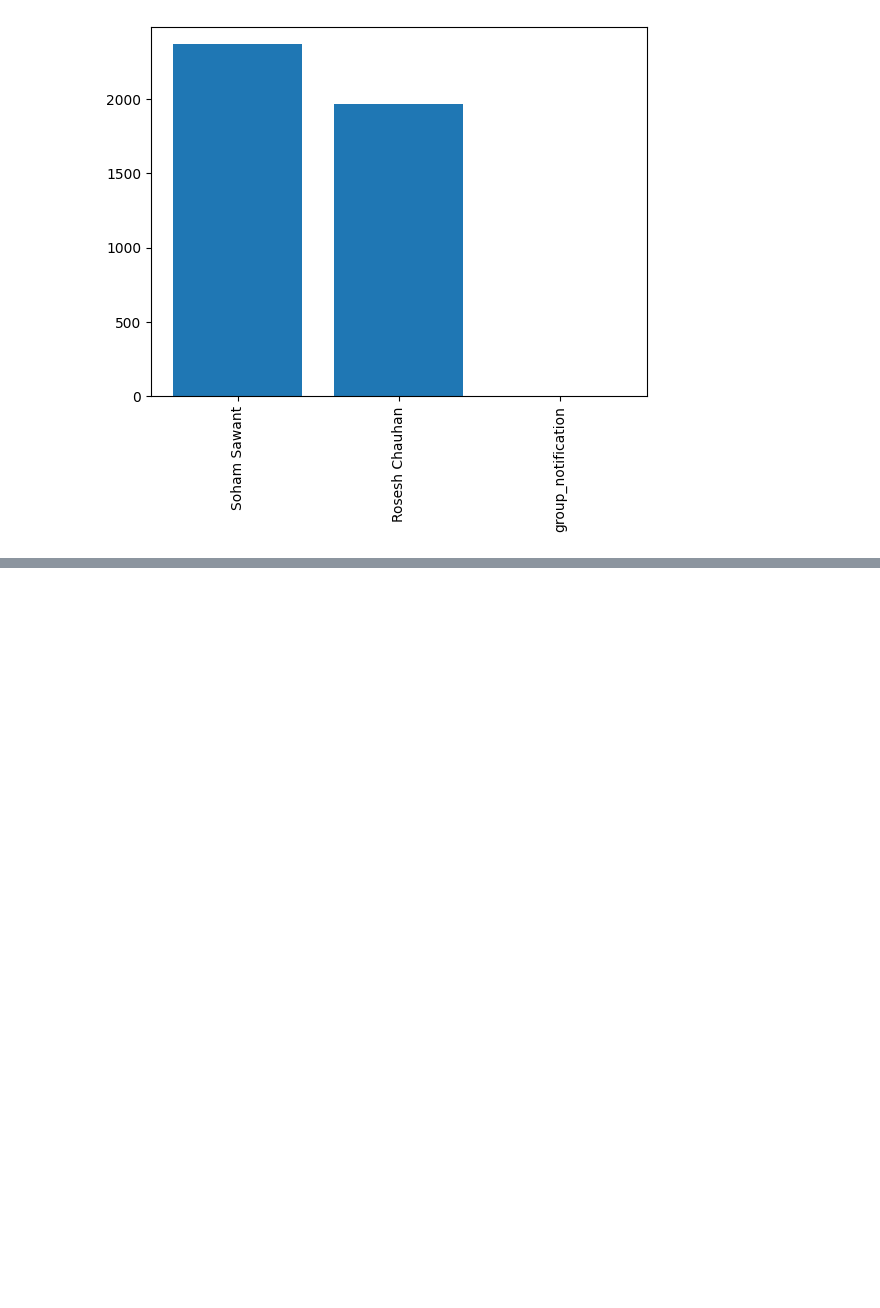
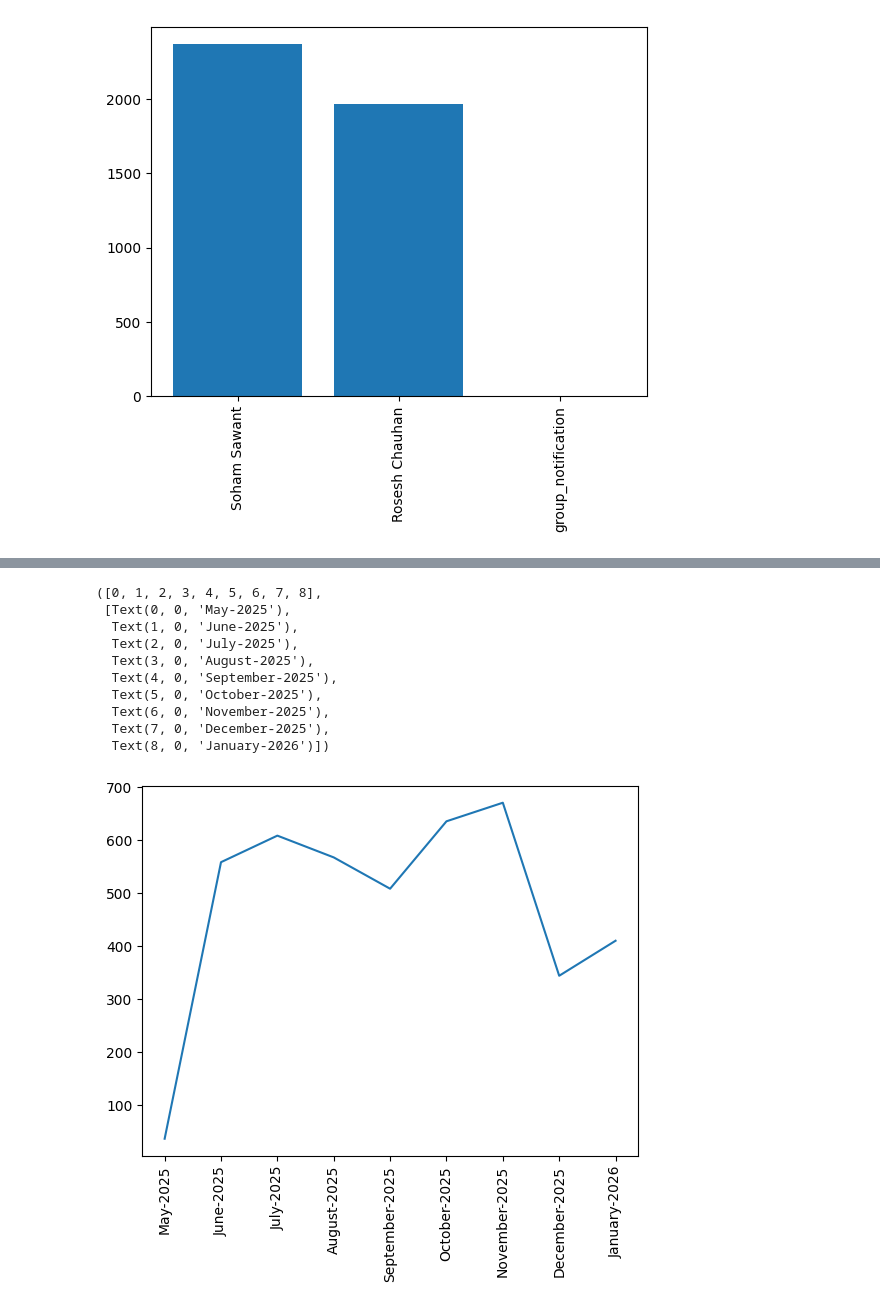
Before and after one commit to rosesh16/wp_chat_analysis, a Jupyter notebook: whatsapp-chat-analysis.ipynb, the cells around one changed output, grey strips where cells are left out. Saved outputs shown, nothing was run; the diff lists cells and outputs as text; code cells hidden in the pictures; blank space fills up the shorter version.

```diff
--- a/whatsapp-chat-analysis.ipynb
+++ b/whatsapp-chat-analysis.ipynb
@@ -161,0 +274,2 @@ round((df['user'].value_counts()/df.shape[0])*100,2).reset_index().rename(column
+# %%
+df['month_num'] = df['date'].dt.month
@@ -161,0 +292,2 @@ round((df['user'].value_counts()/df.shape[0])*100,2).reset_index().rename(column
+# %%
+timeline = df.groupby(['year','month_num','month']).count()['message'].reset_index()
@@ -161,0 +307,21 @@ round((df['user'].value_counts()/df.shape[0])*100,2).reset_index().rename(column
+# %%
+time = []
+for i in range(timeline.shape[0]):
+  time.append(timeline['month'][i] + "-" + str(timeline['year'][i]))
+# %%
+timeline['time'] = time
+# %%
+plt.plot(timeline['time'],timeline['message'])
+plt.xticks(rotation= 'vertical')
+# %% [output]
+([0, 1, 2, 3, 4, 5, 6, 7, 8],
+ [Text(0, 0, 'May-2025'),
+  Text(1, 0, 'June-2025'),
+  Text(2, 0, 'July-2025'),
+  Text(3, 0, 'August-2025'),
+  Text(4, 0, 'September-2025'),
+  Text(5, 0, 'October-2025'),
+  Text(6, 0, 'November-2025'),
+  Text(7, 0, 'December-2025'),
+  Text(8, 0, 'January-2026')])
+[figure, added]
```
Also changed, not shown: parts of 25 cells of this notebook.
